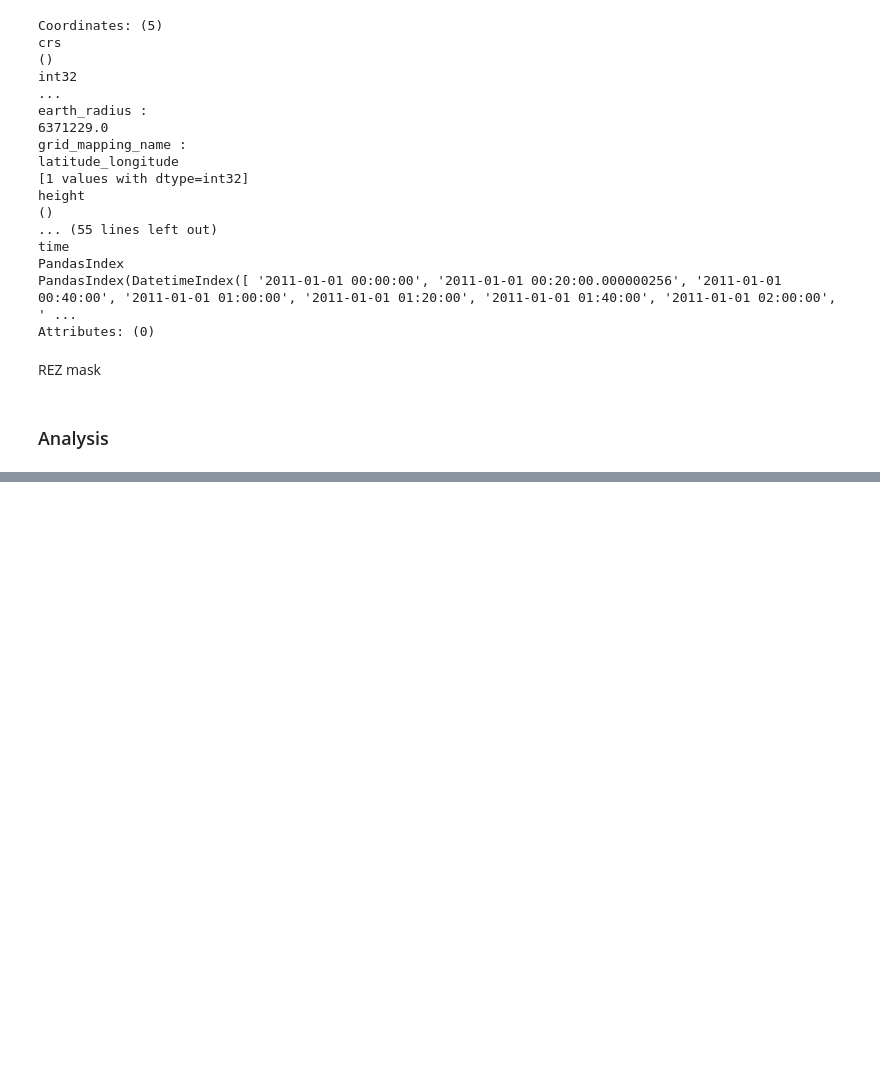
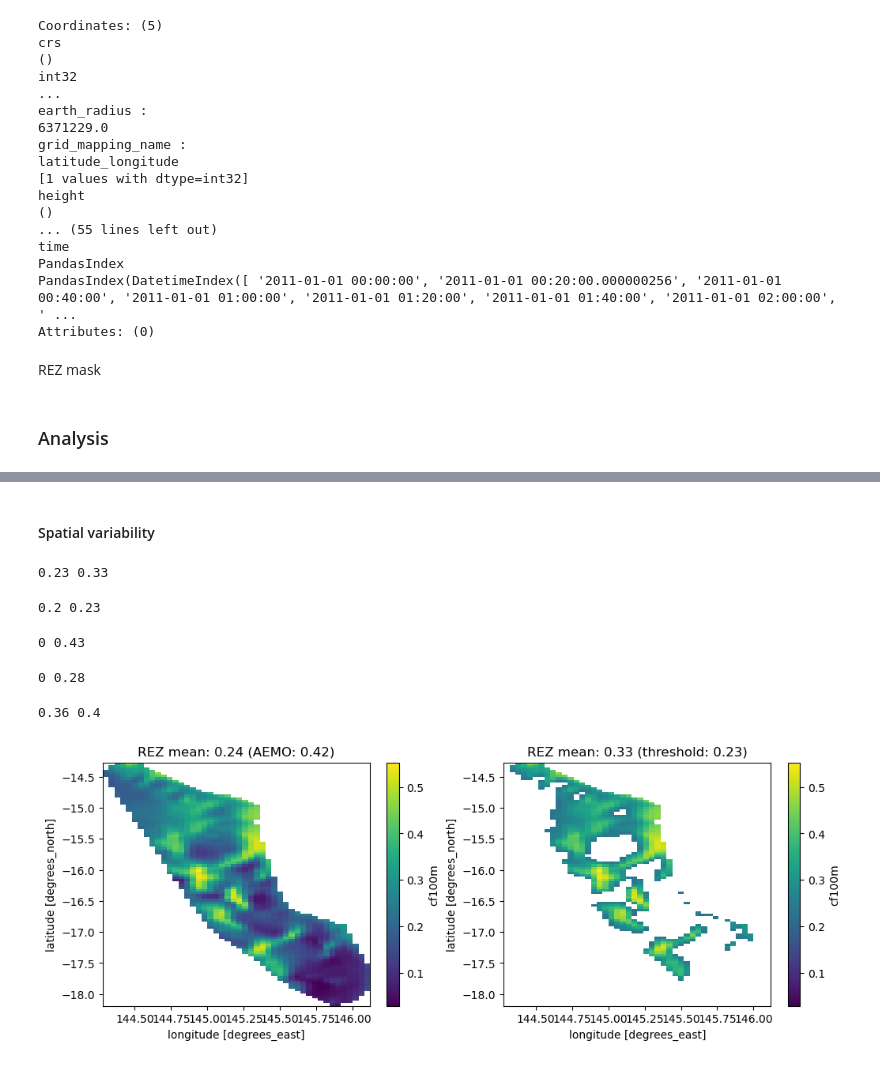
Before and after one commit to dougrichardson/wind_power_comparison, a Jupyter notebook: 02_REZ_capacity_factors.ipynb, the cells around one changed output, grey strips where cells are left out. Drawn from its saved outputs; the diff is of its cells as text; code cells hidden in the pictures; blank space fills up the shorter version.

```diff
--- a/02_REZ_capacity_factors.ipynb
+++ b/02_REZ_capacity_factors.ipynb
@@ -229,0 +224,2 @@ Text(0.5, 0, 'REZ')
+# %% [markdown]
+#### Spatial variability
@@ -229,0 +234,2 @@ Text(0.5, 0, 'REZ')
+# %%
+q1_mean = rez_time_mean("Q1").compute()
@@ -229,0 +244,63 @@ Text(0.5, 0, 'REZ')
+# %%
+def find_cf_threshold(rez, rez_mean_da):
+    """
+    Find the smallest capacity factor threshold such that mean of rez_mean_da is equal to AEMO's capacity factor
+
+    rez: str, REZ e.g. 'Q1'
+    rez_mean_da: DataArray, average capacity factors with dimensions lat, lon
+    """
+    thresholds = np.arange(0, 1.01, 0.01)
+    target = rez_means_era5_aemo.loc[rez]["obs_mean"] - 0.1
+
+    i = 0
+    t = 0
+    all_rez_mean = np.round(rez_mean_da.mean().values, 2)
+    # print(all_rez_mean)
+    while all_rez_mean < target:
+        i += 1
+        t = thresholds[i]
+        all_rez_mean = np.round(rez_mean_da.where(rez_mean_da >= t).mean().values, 2)
+        # print(t, all_rez_mean)
+
+    return t, all_rez_mean
+# %%
+q1_thresh, q1_thresh_mean = find_cf_threshold("Q1", q1_mean)
+print(q1_thresh, q1_thresh_mean)
+# %% [output]
+0.23 0.33
+# %%
+n3_thresh, n3_thresh_mean = find_cf_threshold("N3", n3_mean)
+print(n3_thresh, n3_thresh_mean)
+# %% [output]
+0.2 0.23
+# %%
+v8_thresh, v8_thresh_mean = find_cf_threshold("V8", v8_mean)
+print(v8_thresh, v8_thresh_mean)
+# %% [output]
+0 0.43
+# %%
+s6_thresh, s6_thresh_mean = find_cf_threshold("S6", s6_mean)
+print(s6_thresh, s6_thresh_mean)
+# %% [output]
+0 0.28
+# %%
+t3_thresh, t3_thresh_mean = find_cf_threshold("T3", t3_mean)
+print(t3_thresh, t3_thresh_mean)
+# %% [output]
+0.36 0.4
+# %%
+def plot_rez_thresh(rez, rez_time_mean, rez_thresh, rez_thresh_mean):
+    fig, ax = plt.subplots(1, 2, figsize=(12, 4))
+
+    p = rez_time_mean.plot(ax=ax[0])
+    ax[0].set_title("REZ mean: "+str(np.round(rez_time_mean.mean().values, 2)) + " (AEMO: " + str(rez_means_era5_aemo.loc[rez]["obs_mean"]) + ")")
+    cbar = p.colorbar
+    vmin = cbar.norm.vmin
+    vmax = cbar.norm.vmax
+
+    rez_time_mean.where(rez_time_mean >= rez_thresh).plot(ax=ax[1], vmin=vmin, vmax=vmax)
+    ax[1].set_title("REZ mean: "+str(rez_thresh_mean) + " (threshold: " + str(rez_thresh) + ")")
+# %%
+plot_rez_thresh("Q1", q1_mean, q1_thresh, q1_thresh_mean)
+# %% [output]
+[figure, added]
```
Also changed, not shown: parts of 48 cells of this notebook.
